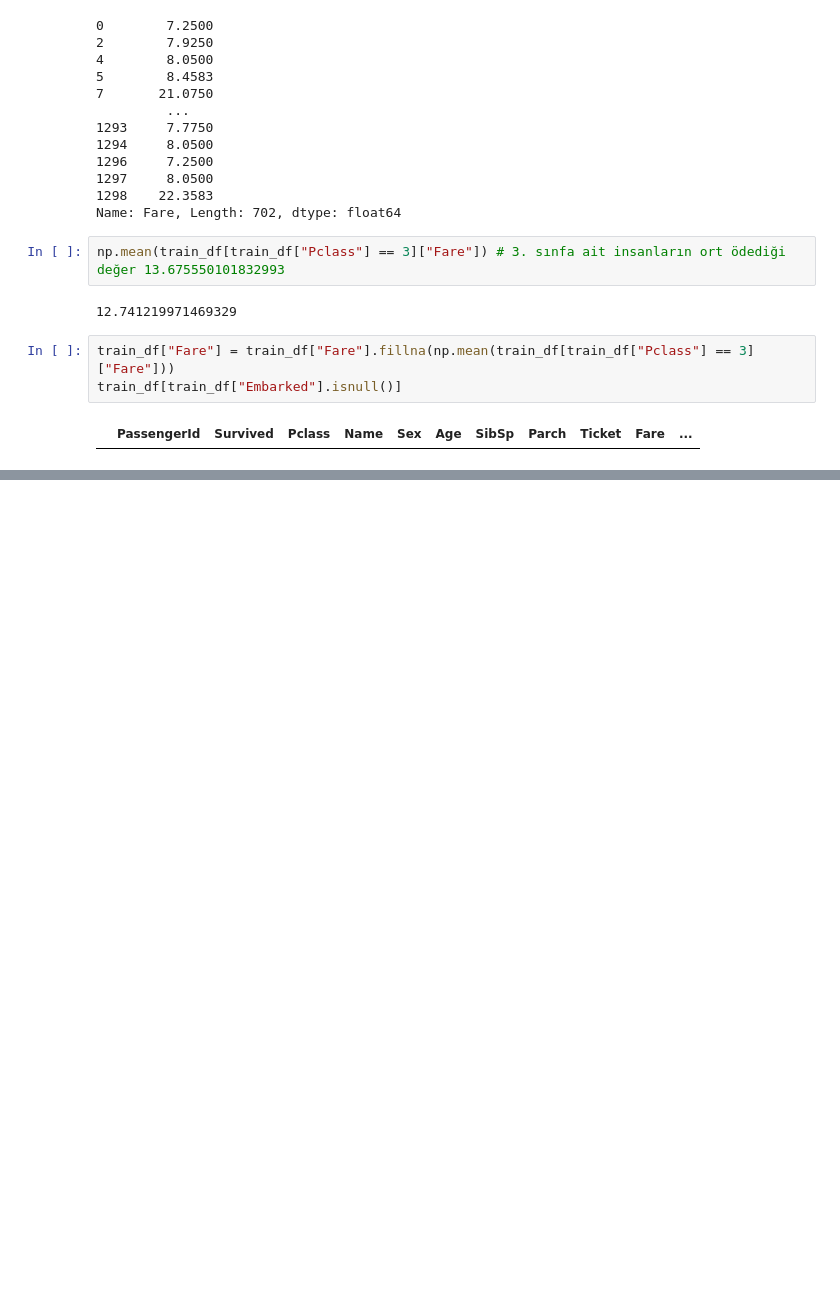
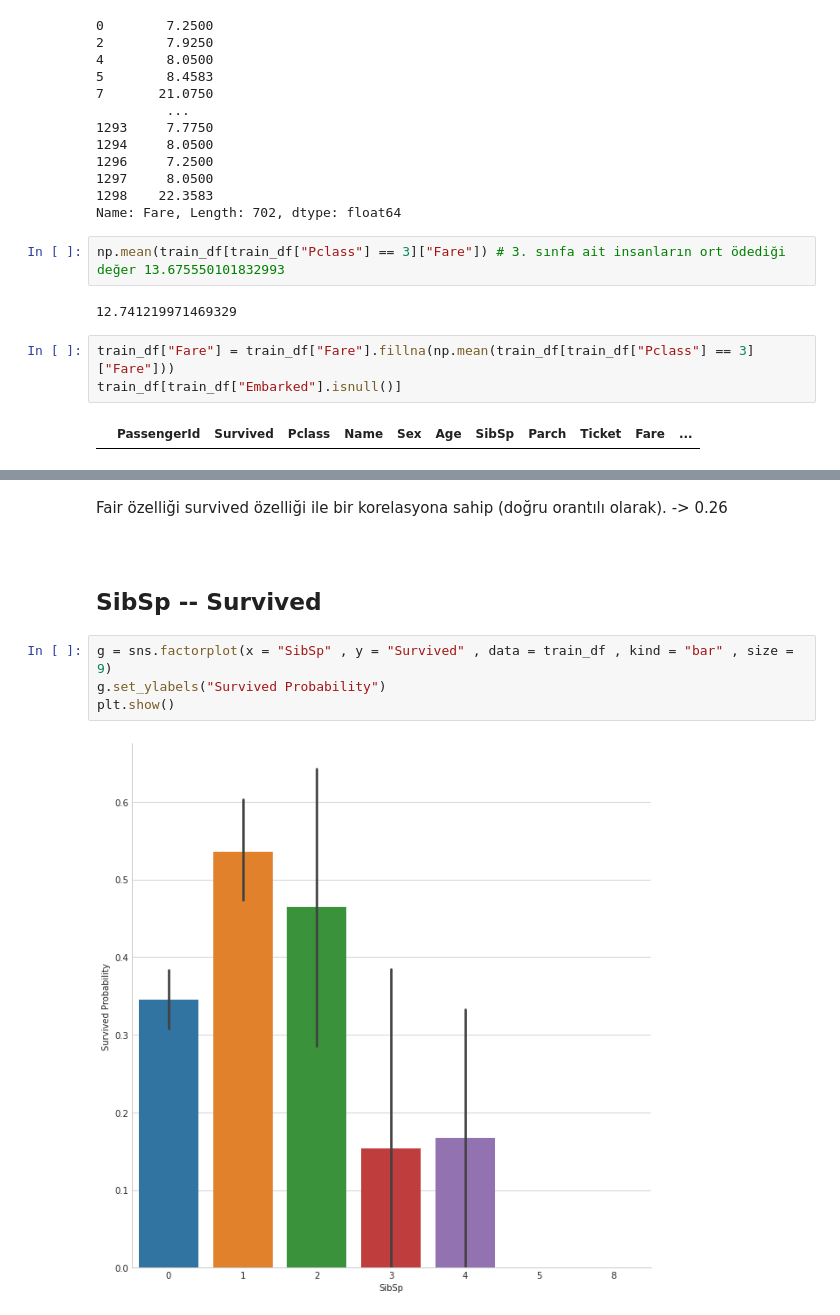
Before and after one commit to esmnralican/Titanic-EDA, a Jupyter notebook: titanik-eda.ipynb, the cells around one changed output, grey strips where cells are left out. Cells and saved outputs as stored; diff of their text form; blank space fills up the shorter version.

```diff
--- a/titanik-eda.ipynb
+++ b/titanik-eda.ipynb
@@ -530,0 +556,11 @@ train_df[train_df["Embarked"].isnull()]
+# %% [markdown]
+Fair özelliği survived özelliği ile bir korelasyona sahip (doğru orantılı olarak). -> 0.26
+# %% [markdown]
+<a id = "13"></a><br>
+## SibSp -- Survived
+# %%
+g = sns.factorplot(x = "SibSp" , y = "Survived" , data = train_df , kind = "bar" , size = 9)
+g.set_ylabels("Survived Probability")
+plt.show()
+# %% [output]
+[figure, added]
```
Also changed, not shown: parts of 41 cells of this notebook.
